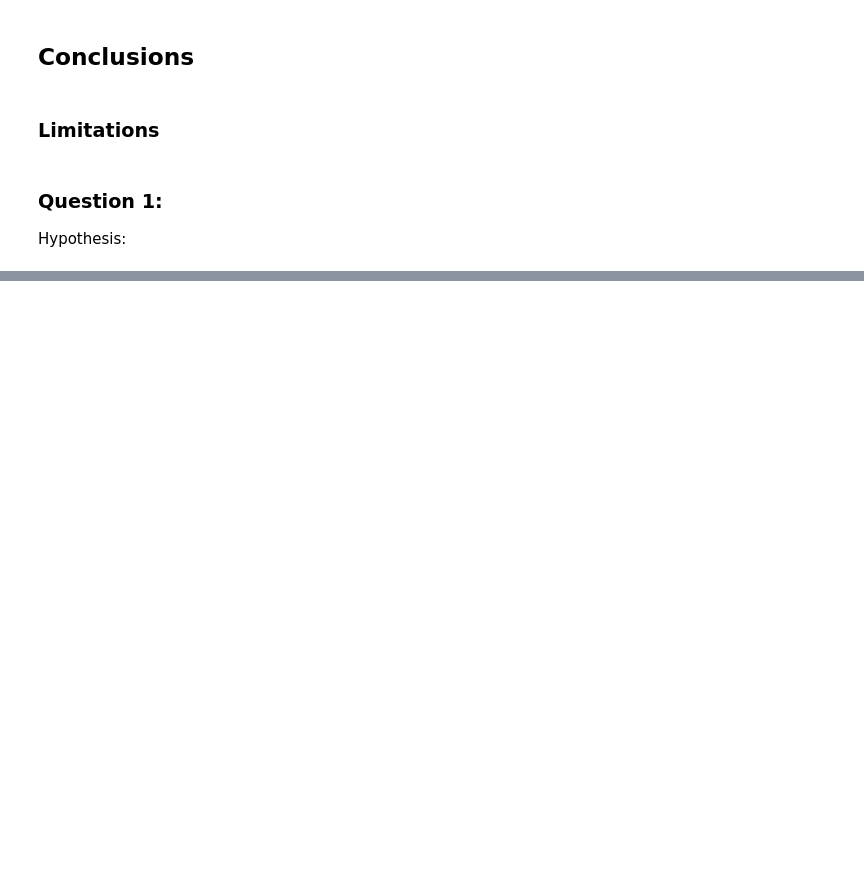
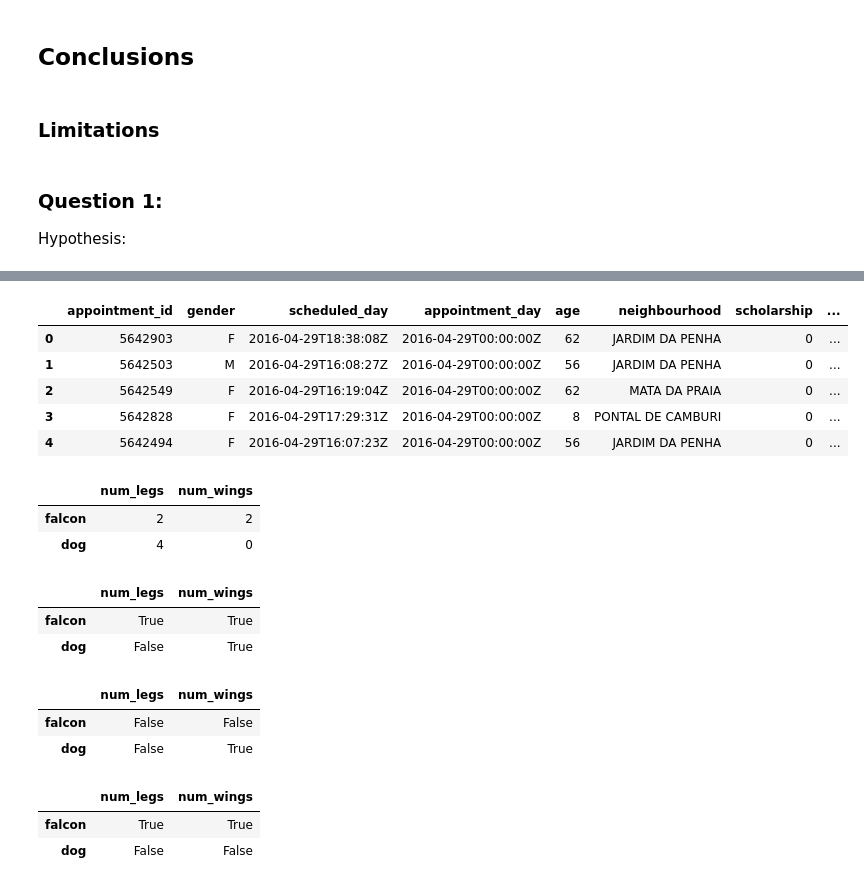
Before and after one commit to anneruhnke/no_show_analysis_update, a Jupyter notebook: no_show_analysis_update.ipynb, the cells around one changed output, grey strips where cells are left out. Drawn from its saved outputs; the diff is of its cells as text; code cells hidden in the pictures; blank space fills up the shorter version.

```diff
--- a/no_show_analysis_update.ipynb
+++ b/no_show_analysis_update.ipynb
@@ -336,0 +526,3 @@ Hypothesis:
+# %%
+# pop item (delete from dataframe and keep)
+df.pop('patient_id')
@@ -336,0 +542,43 @@ Hypothesis:
+# %%
+df.head()
+# %% [output]
+|  | appointment_id | gender | scheduled_day | appointment_day | age | neighbourhood | scholarship | ... |
+| 0 | 5642903 | F | 2016-04-29T18:38:08Z | 2016-04-29T00:00:00Z | 62 | JARDIM DA PENHA | 0 | ... |
+| 1 | 5642503 | M | 2016-04-29T16:08:27Z | 2016-04-29T00:00:00Z | 56 | JARDIM DA PENHA | 0 | ... |
+| 2 | 5642549 | F | 2016-04-29T16:19:04Z | 2016-04-29T00:00:00Z | 62 | MATA DA PRAIA | 0 | ... |
+| 3 | 5642828 | F | 2016-04-29T17:29:31Z | 2016-04-29T00:00:00Z | 8 | PONTAL DE CAMBURI | 0 | ... |
+| 4 | 5642494 | F | 2016-04-29T16:07:23Z | 2016-04-29T00:00:00Z | 56 | JARDIM DA PENHA | 0 | ... |
+# %%
+# isin
+dfis = pd.DataFrame({'num_legs': [2, 4], 'num_wings': [2, 0]},
+                  index=['falcon', 'dog'])
+dfis
+# %% [output]
+|  | num_legs | num_wings |
+| falcon | 2 | 2 |
+| dog | 4 | 0 |
+# %%
+dfis.isin([0, 2])
+# %% [output]
+|  | num_legs | num_wings |
+| falcon | True | True |
+| dog | False | True |
+# %%
+dfis.isin({'num_wings': [0, 3]})
+# When values is a dict, we can pass values to check for each column separately
+# %% [output]
+|  | num_legs | num_wings |
+| falcon | False | False |
+| dog | False | True |
+# %%
+other = pd.DataFrame({'num_legs': [8, 2], 'num_wings': [0, 2]},
+                     index=['spider', 'falcon'])
+
+dfis.isin(other)
+
+# When values is a Series or DataFrame the index and column must match. Note that ‘falcon’ does not match based on
+# the number of legs in df2.
+# %% [output]
+|  | num_legs | num_wings |
+| falcon | True | True |
+| dog | False | False |
```
Also changed, not shown: parts of 22 cells of this notebook.
